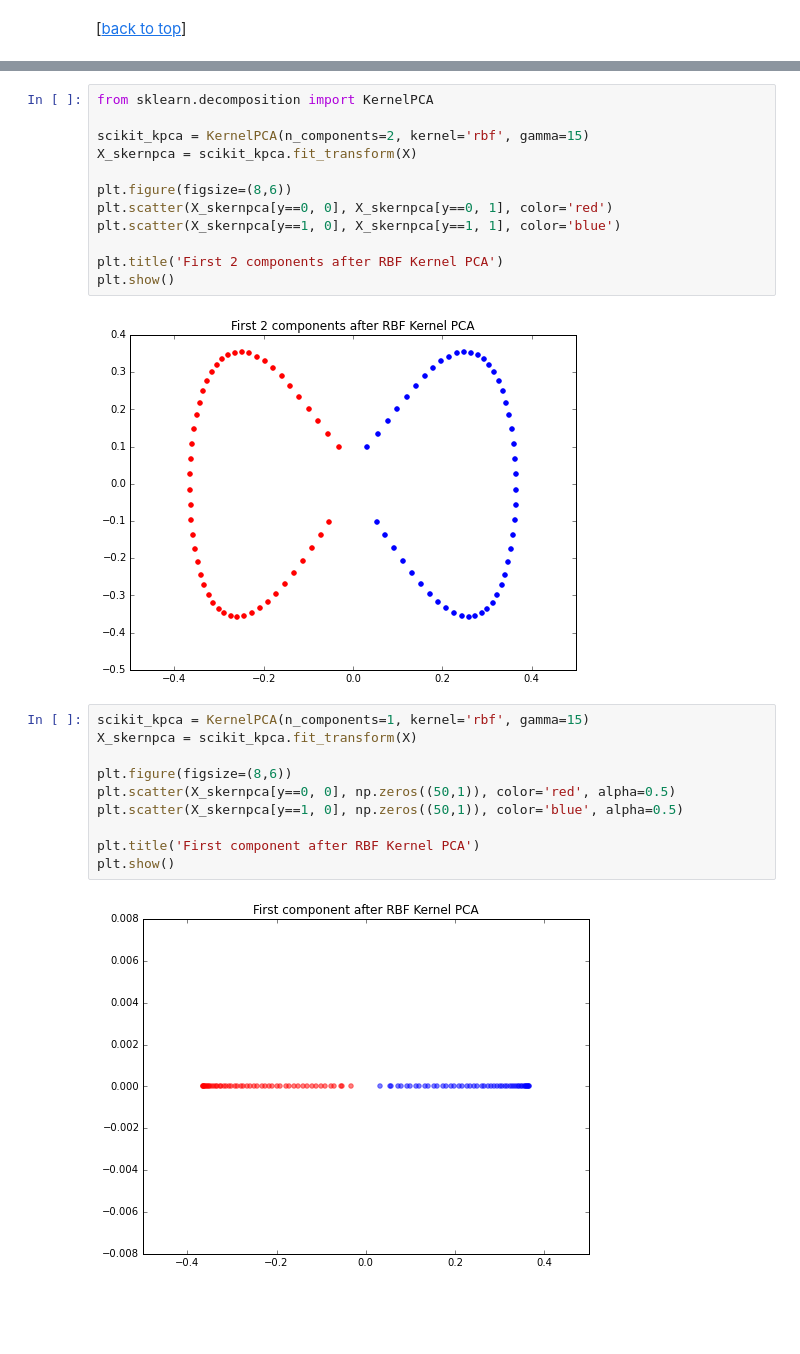
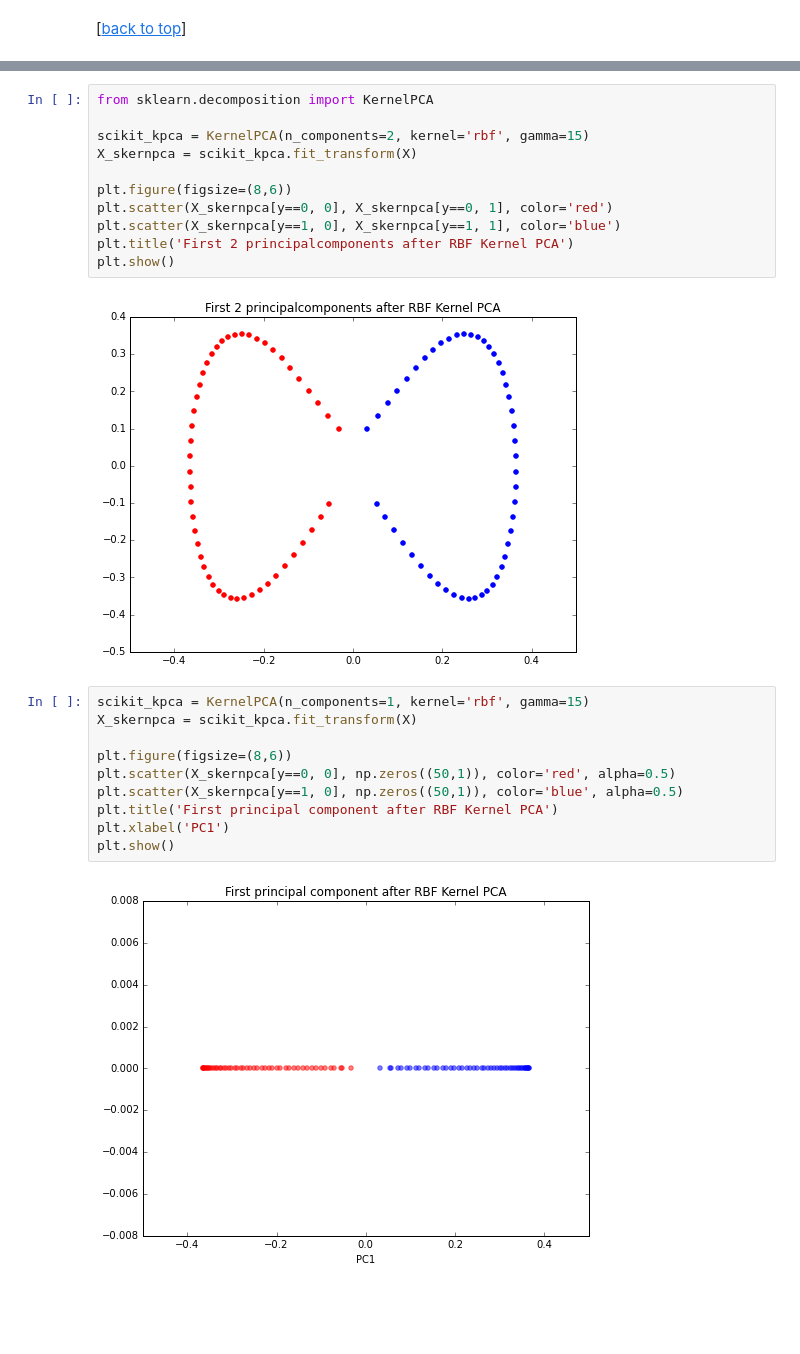
Before and after one commit to rasbt/pattern_classification, a Jupyter notebook: dimensionality_reduction/projection/kernel_pca.ipynb, the cells around one changed output, grey strips where cells are left out. Drawn from its saved outputs; the diff is of its cells as text.

```diff
--- a/dimensionality_reduction/projection/kernel_pca.ipynb
+++ b/dimensionality_reduction/projection/kernel_pca.ipynb
@@ -167,23 +229,22 @@ X_skernpca = scikit_kpca.fit_transform(X)
 plt.figure(figsize=(8,6))
 plt.scatter(X_skernpca[y==0, 0], X_skernpca[y==0, 1], color='red')
 plt.scatter(X_skernpca[y==1, 0], X_skernpca[y==1, 1], color='blue')
-
-plt.title('First 2 components after RBF Kernel PCA')
+plt.title('First 2 principalcomponents after RBF Kernel PCA')
 plt.show()
 # %% [output]
-[figure, old version]
+[figure, new version]
 # %%
 scikit_kpca = KernelPCA(n_components=1, kernel='rbf', gamma=15)
 X_skernpca = scikit_kpca.fit_transform(X)
 
 plt.figure(figsize=(8,6))
 plt.scatter(X_skernpca[y==0, 0], np.zeros((50,1)), color='red', alpha=0.5)
 plt.scatter(X_skernpca[y==1, 0], np.zeros((50,1)), color='blue', alpha=0.5)
-
-plt.title('First component after RBF Kernel PCA')
+plt.title('First principal component after RBF Kernel PCA')
+plt.xlabel('PC1')
 plt.show()
 # %% [output]
-[figure, old version]
+[figure, new version]
 # %% [markdown]
 <br>
 <br>
```
Also changed, not shown: parts of 22 cells of this notebook, 1 other file.
